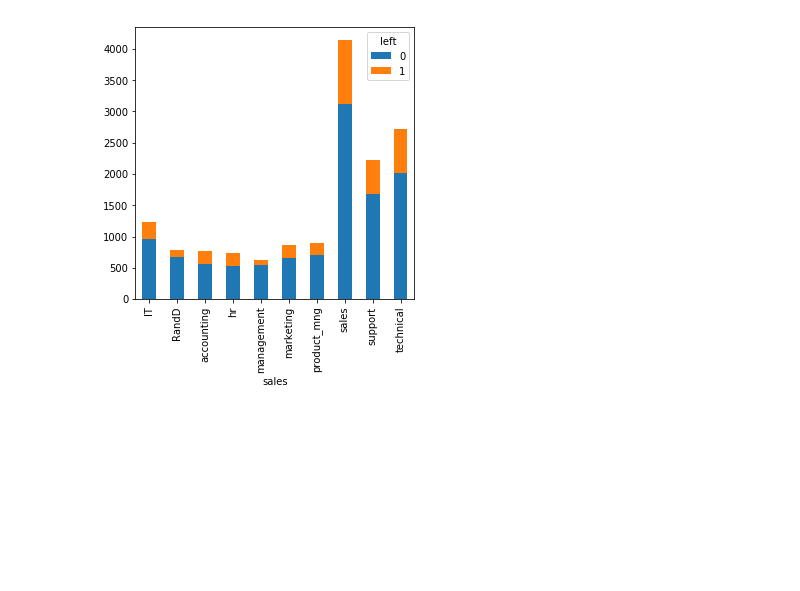
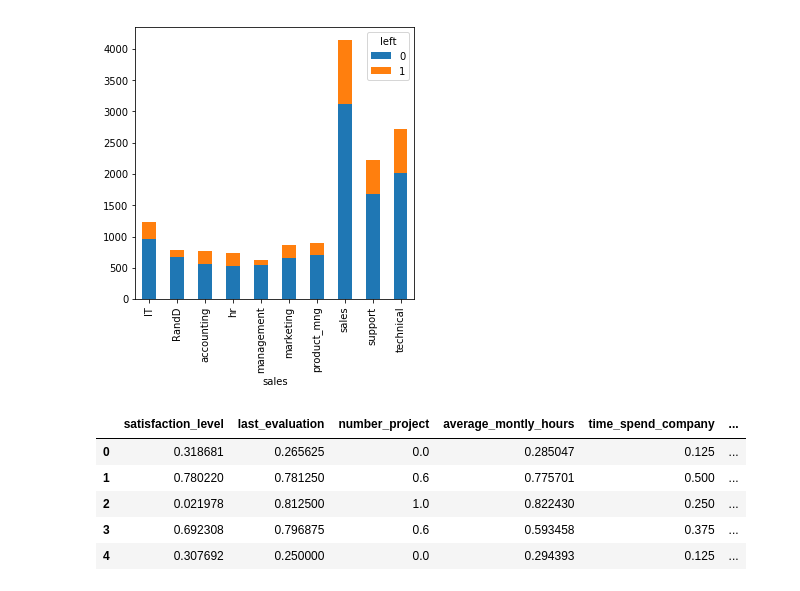
Before and after one commit to ArshadKhurshid/Capstone-Project-Udacity, a Jupyter notebook: CapstoneProject.ipynb, the cells around one changed output. Drawn from its saved outputs; the diff is of its cells as text; code cells hidden in the pictures; blank space fills up the shorter version.

```diff
--- a/CapstoneProject.ipynb
+++ b/CapstoneProject.ipynb
@@ -131,3 +131,24 @@ stack_bar_graph.plot(kind="bar",
 # %% [output]
 <matplotlib.axes._subplots.AxesSubplot at 0x...>
 [figure]
+# %%
+# Import sklearn.preprocessing.StandardScaler
+from sklearn.preprocessing import MinMaxScaler
+
+# Initialize a scaler, then apply it to the features
+features_log_transformed = pd.DataFrame(data = features_raw)
+scaler = MinMaxScaler() # default=(0, 1)
+numerical = ['satisfaction_level', 'last_evaluation', 'number_project', 'average_montly_hours', 'time_spend_company','Work_accident','promotion_last_5years']
+
+features_log_minmax_transform = pd.DataFrame(data = features_log_transformed)
+features_log_minmax_transform[numerical] = scaler.fit_transform(features_log_transformed[numerical])
+
+# Show an example of a record with scaling applied
+display(features_log_minmax_transform.head(n = 5))
+# %% [output]
+|  | satisfaction_level | last_evaluation | number_project | average_montly_hours | time_spend_company | ... |
+| 0 | 0.318681 | 0.265625 | 0.0 | 0.285047 | 0.125 | ... |
+| 1 | 0.780220 | 0.781250 | 0.6 | 0.775701 | 0.500 | ... |
+| 2 | 0.021978 | 0.812500 | 1.0 | 0.822430 | 0.250 | ... |
+| 3 | 0.692308 | 0.796875 | 0.6 | 0.593458 | 0.375 | ... |
+| 4 | 0.307692 | 0.250000 | 0.0 | 0.294393 | 0.125 | ... |
```
Also changed, not shown: parts of 5 cells of this notebook.
